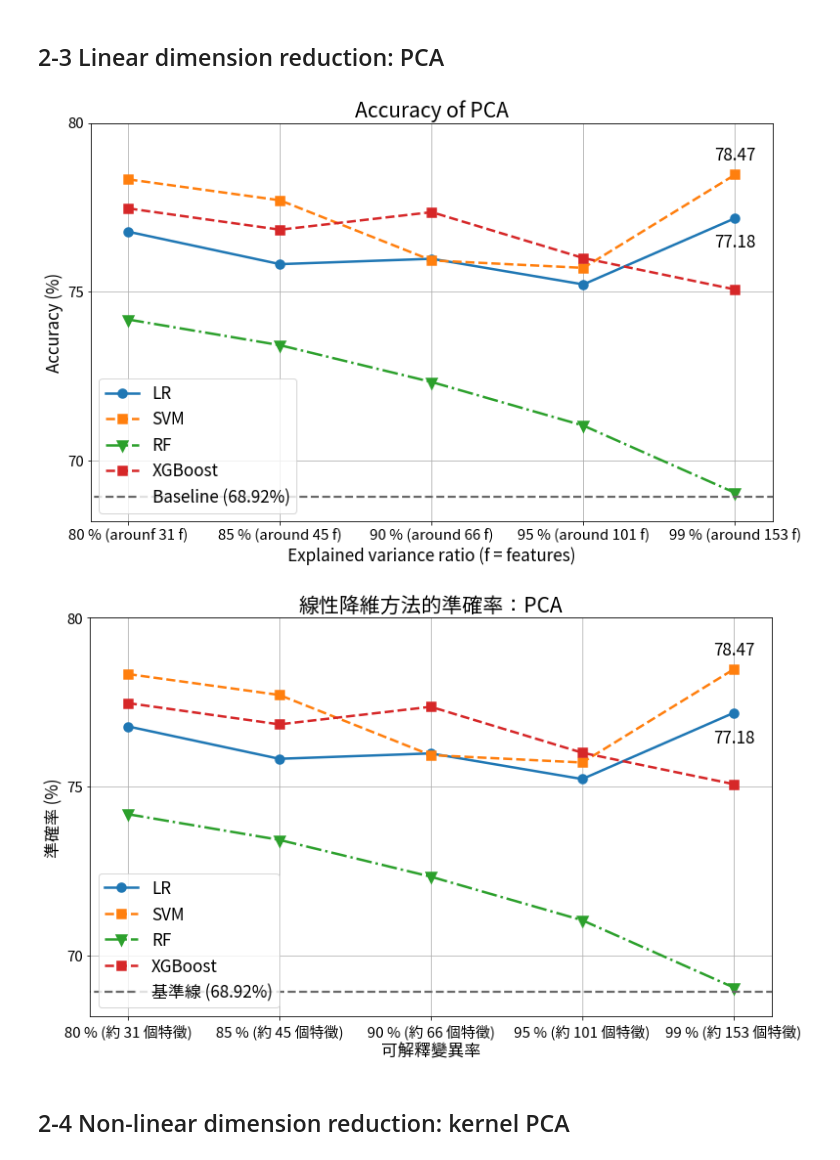
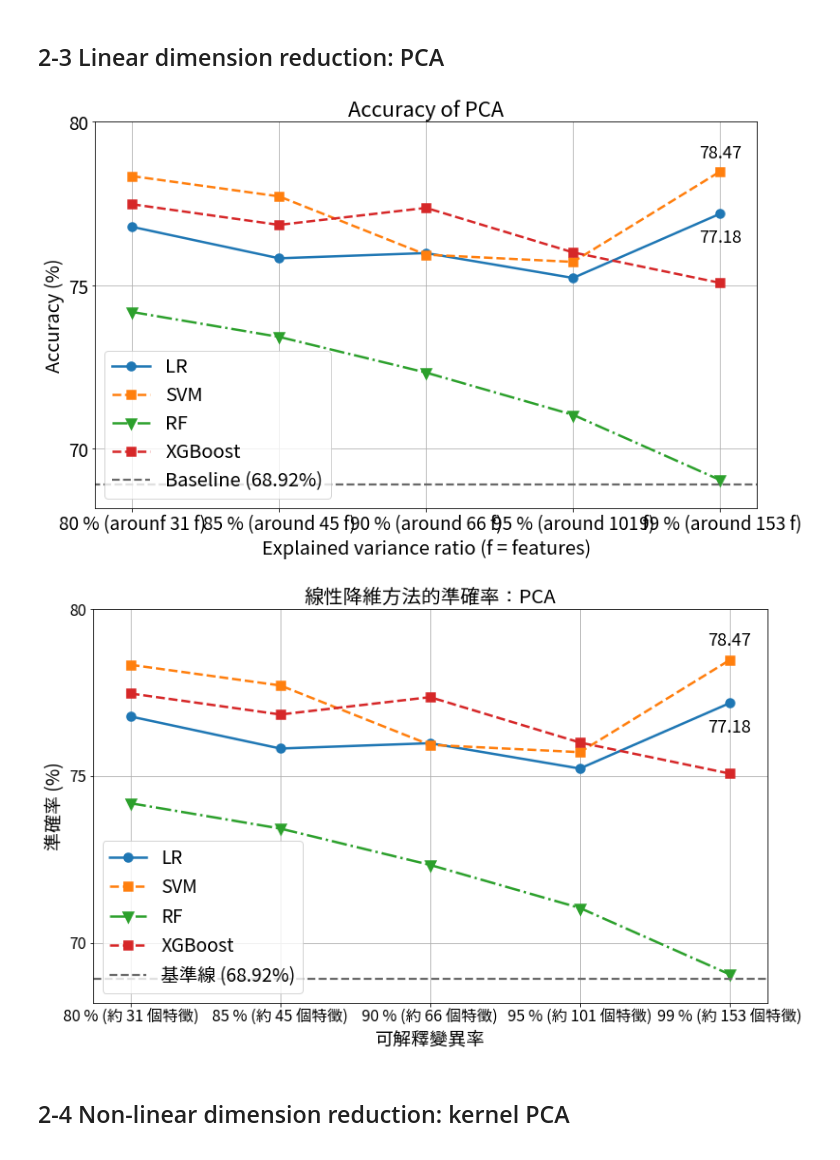
Before and after one commit to yu-cheng-kuo-28/text-mining-on-fomc-minutes, a Jupyter notebook: FOMC_01_py_code/FOMC_13_Plotting.ipynb, the cells around one changed output. Saved outputs shown, nothing was run; the diff lists cells and outputs as text; code cells hidden in the pictures.

```diff
--- a/FOMC_01_py_code/FOMC_13_Plotting.ipynb
+++ b/FOMC_01_py_code/FOMC_13_Plotting.ipynb
@@ -383,42 +383,42 @@ ax.plot(range(5) , test_SVM_PCA, ls='--', lw=2.5, marker='s', mew=4.5 , label="S
 ax.plot(range(5) , test_RF_PCA, ls='-.', lw=2.5, marker='v', mew=4.5 , label="RF")
 ax.plot(range(5) , test_XGBoost_PCA, ls='--', lw=2.5, marker='s', mew=4.5 , label="XGBoost") # color= 'tab:orange', mec='tab:orange'
 
 '''
 plt.plot(range(4) , TF200, ls='--', lw=2.5, color= 'darkorange', marker='s', mec='darkorange', mew=4.5 , label="TF 200")
 plt.plot(range(4) , TFIDF200, ls='-.', lw=2.5, color= 'tab:green', marker='v', mec='tab:green', mew=4.5 , label="TF-IDF 200")
 '''
 ax.plot(range(-1,6) , Baseline, ls='--', linewidth=2.2, color= 'dimgrey', label="Baseline (68.92%)")
 
-ax.set_title('Accuracy of PCA', fontsize = 21)
-ax.set_ylabel('Accuracy (%)', fontsize = 17)
-ax.set_xlabel('Explained variance ratio (f = features)', fontsize = 17)
+ax.set_title('Accuracy of PCA', fontsize = 22)
+ax.set_ylabel('Accuracy (%)', fontsize = 20)
+ax.set_xlabel('Explained variance ratio (f = features)', fontsize = 20)
 ax.axis([-0.25, 4.25, 68.2, 80.0])
 
 ax.set_yticks(y)
-ax.set_yticklabels(y, fontsize=15)
+ax.set_yticklabels(y, fontsize=19)
 ax.set_xticks(x)
-ax.set_xticklabels(labels=labels, fontsize = 15)
+ax.set_xticklabels(labels=labels, fontsize = 19)
 
 label = "{:.2f}".format(78.47)
 ax.annotate(label, # this is the text
               (4,78.47), # these are the coordinates to position the label
               textcoords="offset points", # how to position the text
               xytext=(0,15), # distance from text to points (x,y)
-              fontsize = 17,
+              fontsize = 18,
               ha='center') # horizontal alignment can be left, right or center
 
 label = "{:.2f}".format(77.18)
 ax.annotate(label, # this is the text
               (4,77.18), # these are the coordinates to position the label
               textcoords="offset points", # how to position the text
               xytext=(0,-30), # distance from text to points (x,y)
-              fontsize = 17,
+              fontsize = 18,
               ha='center') # horizontal alignment can be left, right or center
 
-ax.legend(loc = 'lower left', fontsize = 17)
+ax.legend(loc = 'lower left', fontsize = 20)
 plt.show();
 # %% [output]
-[figure, old version]
+[figure, new version]
 # %%
 # Figure 03: Linear Dimension Reudction - PCA
 
@@ -453,22 +453,22 @@ plt.plot(range(4) , TFIDF200, ls='-.', lw=2.5, color= 'tab:green', marker='v', m
 '''
 ax.plot(range(-1,6) , Baseline, ls='--', linewidth=2.2, color= 'dimgrey', label="基準線 (68.92%)")
 
-ax.set_title('線性降維方法的準確率：PCA', fontsize = 21)
-ax.set_ylabel('準確率 (%)', fontsize = 17)
-ax.set_xlabel('可解釋變異率', fontsize = 17)
+ax.set_title('線性降維方法的準確率：PCA', fontsize = 20.2)
+ax.set_ylabel('準確率 (%)', fontsize = 19)
+ax.set_xlabel('可解釋變異率', fontsize = 19)
 ax.axis([-0.25, 4.25, 68.2, 80.0])
 
 ax.set_yticks(y)
-ax.set_yticklabels(y, fontsize=15)
+ax.set_yticklabels(y, fontsize=16.1)
 ax.set_xticks(x)
-ax.set_xticklabels(labels=labels, fontsize = 15)
+ax.set_xticklabels(labels=labels, fontsize = 16.1)
 
 label = "{:.2f}".format(78.47)
 ax.annotate(label, # this is the text
               (4,78.47), # these are the coordinates to position the label
               textcoords="offset points", # how to position the text
               xytext=(0,15), # distance from text to points (x,y)
-              fontsize = 17,
+              fontsize = 18,
               ha='center') # horizontal alignment can be left, right or center
 
 label = "{:.2f}".format(77.18)
@@ -476,13 +476,13 @@ ax.annotate(label, # this is the text
               (4,77.18), # these are the coordinates to position the label
               textcoords="offset points", # how to position the text
               xytext=(0,-30), # distance from text to points (x,y)
-              fontsize = 17,
+              fontsize = 18,
               ha='center') # horizontal alignment can be left, right or center
 
-ax.legend(loc = 'lower left', fontsize = 17)
+ax.legend(loc = 'lower left', fontsize = 19)
 plt.show();
 # %% [output]
-[figure, old version]
+[figure, new version]
 # %% [markdown]
 ## 2-4 Non-linear dimension reduction: kernel PCA
 # %%
```
Also changed, not shown: parts of 3 cells of this notebook, 1 other file.
